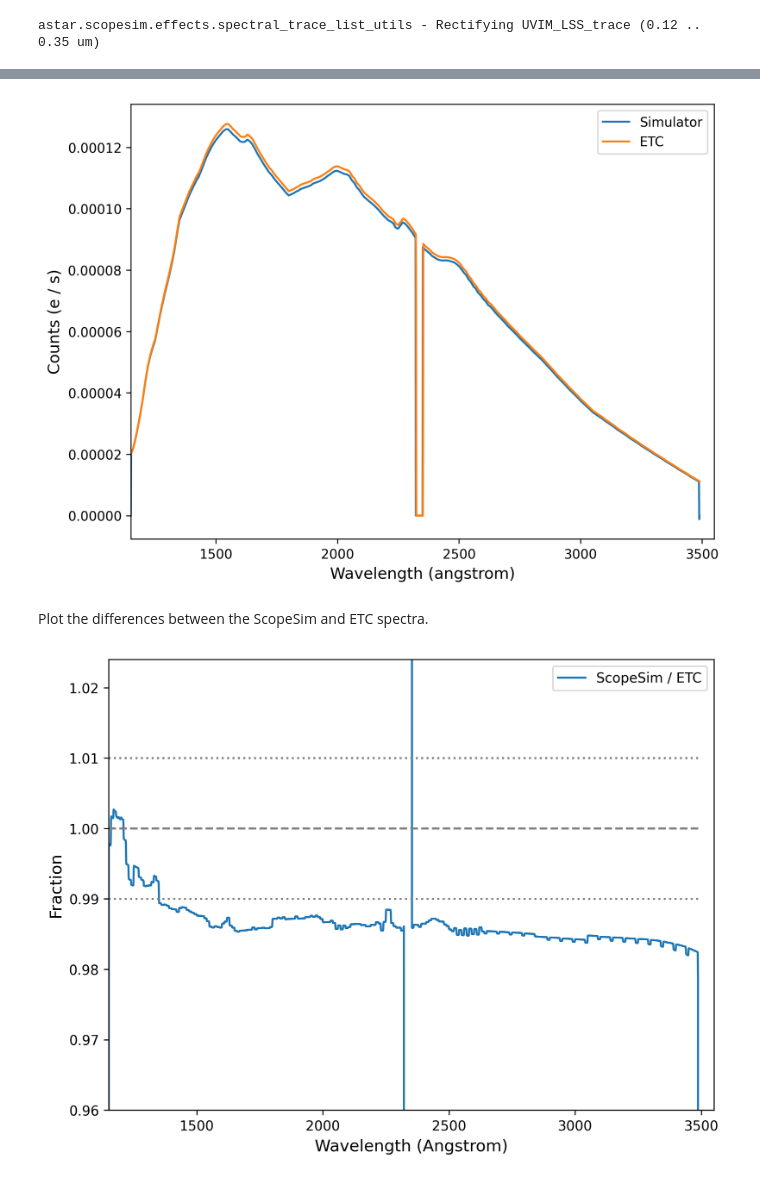
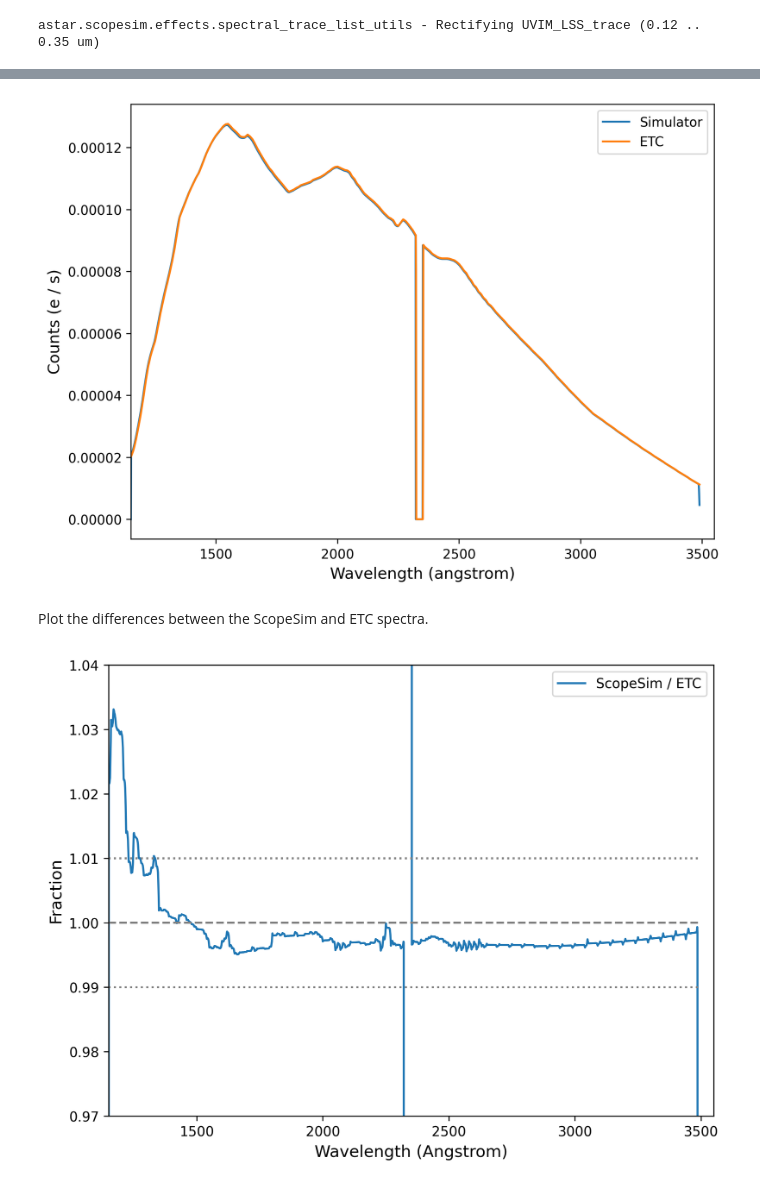
Before and after one commit to evangelashread/irdb, a Jupyter notebook: UVEX/test_notebooks/lss-units-test.ipynb, the cells around one changed output, grey strips where cells are left out. Saved outputs shown, nothing was run; the diff lists cells and outputs as text; code cells hidden in the pictures.

```diff
--- a/UVEX/test_notebooks/lss-units-test.ipynb
+++ b/UVEX/test_notebooks/lss-units-test.ipynb
@@ -35,17 +35,20 @@ cmdlss = sim.UserCommands(use_instrument="UVEX", set_modes=['lss'])
 
 cmdlss["!SIM.spectral.spectral_bin_width"] = bin_width.value
 cmdlss["!SIM.spectral.spectral_resolution"] = 5000
-
+cmdlss["!SIM.computing.oversampling_x"] = 10
+cmdlss["!SIM.computing.oversampling_y"] = 10
+cmdlss["!SIM.computing.crop_y"] = [-20., 20.]
 cmdlss["!TEL.area"] = etc_area  # m^2
 
 optlss = sim.OpticalTrain(cmdlss)
 om = optlss.optics_manager
 
+# Set oversampling
+om['oversample_image'].meta['include'] = True
+om['downsample_image'].meta['include'] = True
+
 # Turn off the new PSF effects
-om['slit_psf'].meta['oversampling'] = 10
 om['slit_psf'].meta['include'] = False
-
-om['detector_psf'].meta['oversampling'] = 10
 om['detector_psf'].meta['include'] = False
 
 # And turn off detector effects for now
@@ -55,6 +58,7 @@ om['lss_readout_noise'].meta['include'] = False
 om['lss_ad_conversion'].meta['include'] = False # keep in electrons
 
 # Same as assumed in ETC
+om['spacecraft_pointing'].meta['fwhm'] = 2.25
 om['spacecraft_pointing'].meta['include'] = True
 
 # The detector gain was also changed in the config to be 1.0
@@ -156,7 +163,7 @@ lss_obs = Observation(model_spec, lss_band, binset=lam)
 obs_spec = lss_obs.sample_binned(flux_unit='count', area=UVEX.AREA).value * u.electron / u.s
 
 # Sum along the slit axis. This appears to already be divided out by the exposure time in sec...
-trace1 = rectified[1].data[nonzero_xi, :].sum(axis=0)
+trace1 = rectified[1].data[:, :].sum(axis=0)
 
 fig, ax = plt.subplots(figsize=(8, 6), dpi=300)
 ax.plot(lam, np.array(trace1), label="Simulator")
@@ -167,20 +174,20 @@ plt.legend(loc="upper right", fontsize=10)
 plt.xlim(1150, 3550)
 plt.show()
 # %% [output]
-[figure, old version]
+[figure, new version]
 # %% [markdown]
 Plot the differences between the ScopeSim and ETC spectra.
 # %%
 fig, ax = plt.subplots(figsize=(8, 6), dpi=300)
-ax.plot(lam, np.array(trace1)/np.array(obs_spec), label="ScopeSim / ETC")
+ax.plot(lam, (np.array(trace1)/np.array(obs_spec)), label="ScopeSim / ETC")
 ax.plot(lam, np.ones_like(lam), linestyle='--', color='grey')
 ax.plot(lam, np.array([0.99]*len(lam)), linestyle=':', color='grey')
 ax.plot(lam, np.array([1.01]*len(lam)), linestyle=':', color='grey')
 ax.set_xlabel("Wavelength (Angstrom)", fontsize=12)
 ax.set_ylabel("Fraction", fontsize=12)
 plt.legend(loc="upper right", fontsize=10)
 plt.xlim(1150, 3550)
-plt.ylim(0.96, 1.024)
+plt.ylim(0.97, 1.04)
 plt.show()
 # %% [output]
-[figure, old version]
+[figure, new version]
```
Also changed, not shown: parts of 4 cells of this notebook, 4 other files.
